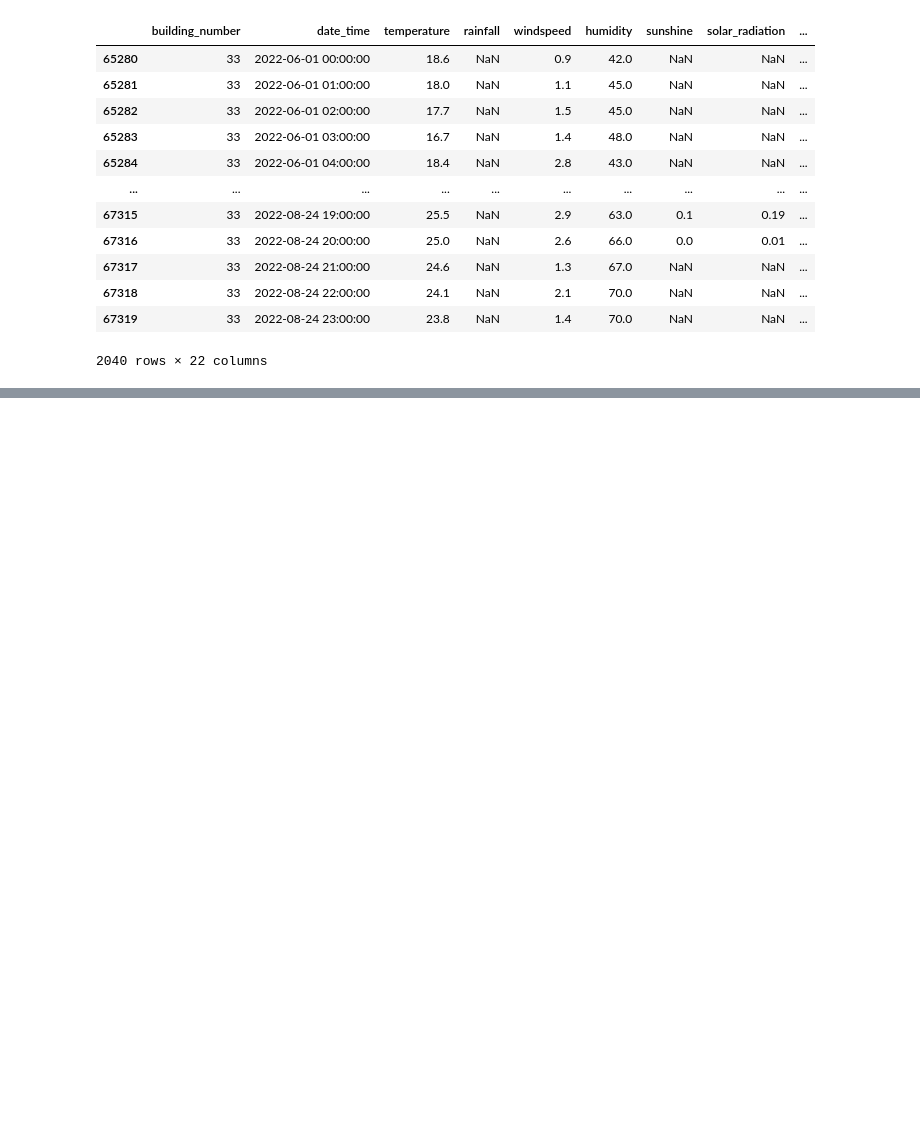
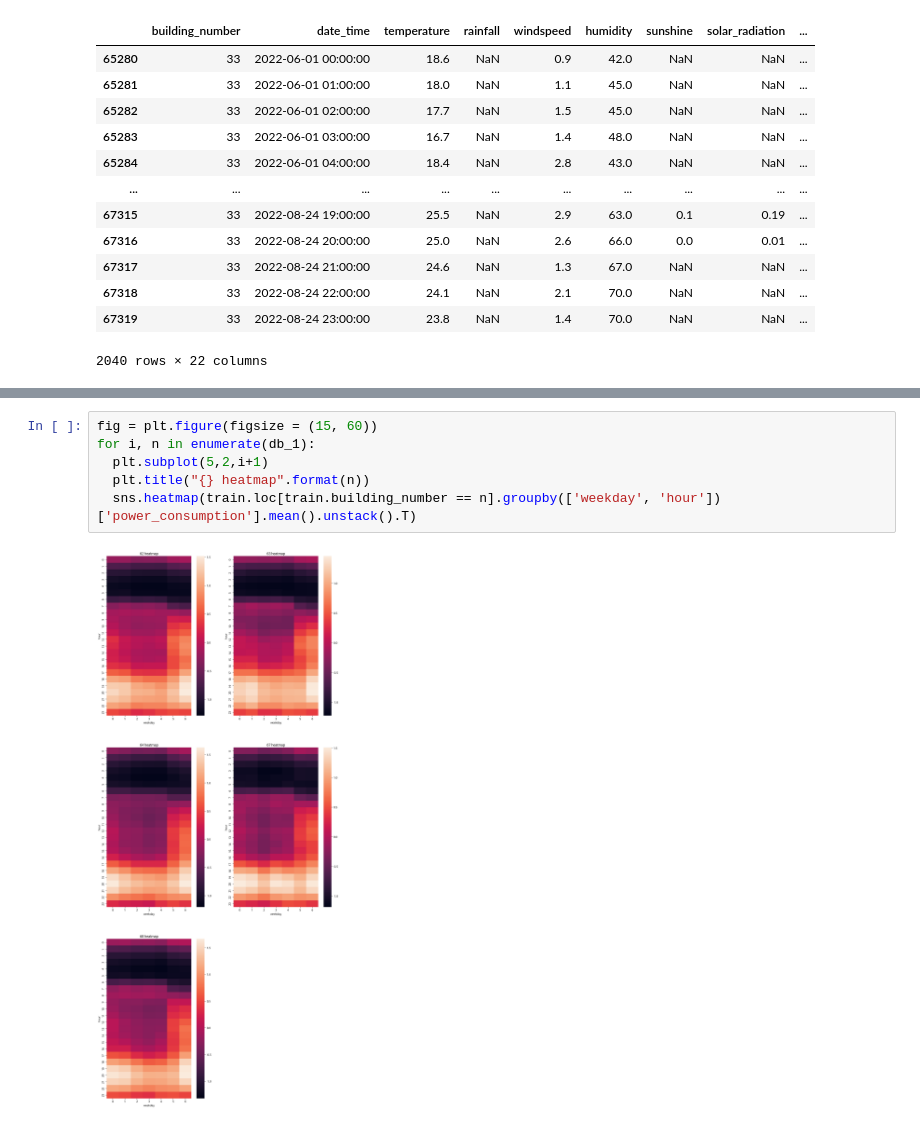
Before and after one commit to noweahc/energy, a Jupyter notebook: EDA.ipynb, the cells around one changed output, grey strips where cells are left out. Drawn from its saved outputs; the diff is of its cells as text; blank space fills up the shorter version.

```diff
--- a/EDA.ipynb
+++ b/EDA.ipynb
@@ -389,0 +643,8 @@ df_scale = pd.DataFrame(scaler.fit_transform(df), columns = data.columns)
+# %%
+fig = plt.figure(figsize = (15, 60))
+for i, n in enumerate(db_1):
+  plt.subplot(5,2,i+1)
+  plt.title("{} heatmap".format(n))
+  sns.heatmap(train.loc[train.building_number == n].groupby(['weekday', 'hour'])['power_consumption'].mean().unstack().T)
+# %% [output]
+[figure, added]
```
Also changed, not shown: parts of 44 cells of this notebook.
